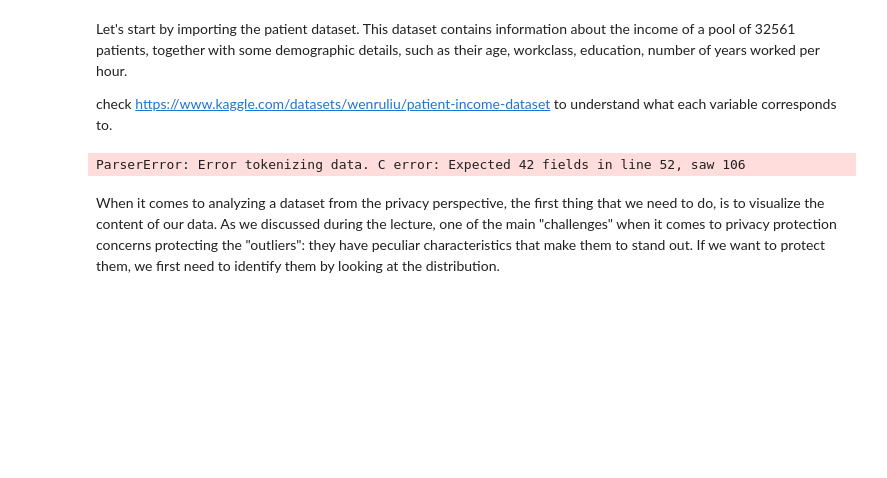
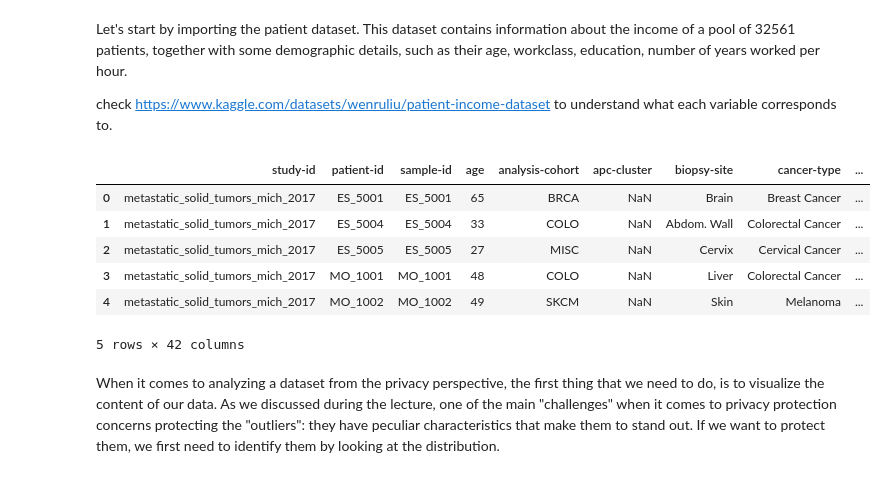
Before and after one commit to valentin111/ppia_hw1, a Jupyter notebook: hw1_maier_leist.ipynb, the cells around one changed output. Saved outputs shown, nothing was run; the diff lists cells and outputs as text; code cells hidden in the pictures; blank space fills up the shorter version.

```diff
--- a/hw1_maier_leist.ipynb
+++ b/hw1_maier_leist.ipynb
@@ -18,18 +18,24 @@ Let's start by importing the patient dataset. This dataset contains information
 
 check <url>https://www.kaggle.com/datasets/wenruliu/patient-income-dataset</url> to understand what each variable corresponds to.
 # %%
-patient_data_path = 'https://github.com/valentin111/ppia_hw1/blob/main/metastatic_solid_tumors_mich_2017_clinical_data_clean.csv'
+patient_data_path = 'https://raw.githubusercontent.com/valentin111/ppia_hw1/refs/heads/main/metastatic_solid_tumors_mich_2017_clinical_data%20Kopie.csv'
 
 patient_columns = ['study-id', 'patient-id', 'sample-id', 'age', 'analysis-cohort',
        'apc-cluster', 'biopsy-site', 'cancer-type', 'cancer-type-detailed', 'fraction-genome-altered',
        'immune-cluster', 'infiltration-nomination', 'interval-months', 'mimm-score',
        'mutation-count', 'TCRb-clones','TCRB-templates','oncotre-code','other-cancer-history', 'primary-tumor-site','prior-therapy','race-category','numer-of-samples-per-patient','sample-type','sex', 'somatic-state','STROMA-score', 't-cell-cluster', 'tmb-non-synonymous', 'tumor-content', 'firstz-name', 'last-name', 'company', 'adress', 'city', 'county', 'state', 'zip', 'phone-1', 'ssn', 'email', 'web']
 
-patientdf = pd.read_csv(patient_data_path, sep=",", names = patient_columns)
-patientdf = patientdf.map(lambda x: x.strip() if isinstance(x, str) else x)
+patientdf = pd.read_csv(patient_data_path, sep=";", names = patient_columns)
+patientdf = patientdf.applymap(lambda x: x.strip() if isinstance(x, str) else x)
 patientdf.head()
 # %% [output]
+|  | study-id | patient-id | sample-id | age | analysis-cohort | apc-cluster | biopsy-site | cancer-type | ... |
+| 0 | metastatic_solid_tumors_mich_2017 | ES_5001 | ES_5001 | 65 | BRCA | NaN | Brain | Breast Cancer | ... |
+| 1 | metastatic_solid_tumors_mich_2017 | ES_5004 | ES_5004 | 33 | COLO | NaN | Abdom. Wall | Colorectal Cancer | ... |
+| 2 | metastatic_solid_tumors_mich_2017 | ES_5005 | ES_5005 | 27 | MISC | NaN | Cervix | Cervical Cancer | ... |
+| 3 | metastatic_solid_tumors_mich_2017 | MO_1001 | MO_1001 | 48 | COLO | NaN | Liver | Colorectal Cancer | ... |
+| 4 | metastatic_solid_tumors_mich_2017 | MO_1002 | MO_1002 | 49 | SKCM | NaN | Skin | Melanoma | ... |
-ParserError: Error tokenizing data. C error: Expected 42 fields in line 52, saw 106
+5 rows × 42 columns
 # %% [markdown]
 When it comes to analyzing a dataset from the privacy perspective, the first thing that we need to do, is to visualize the content of our data. As we discussed during the lecture, one of the main "challenges" when it comes to privacy protection concerns protecting the "outliers": they have peculiar characteristics that make them to stand out. If we want to protect them, we first need to identify them by looking at the distribution.
 # %%
```
